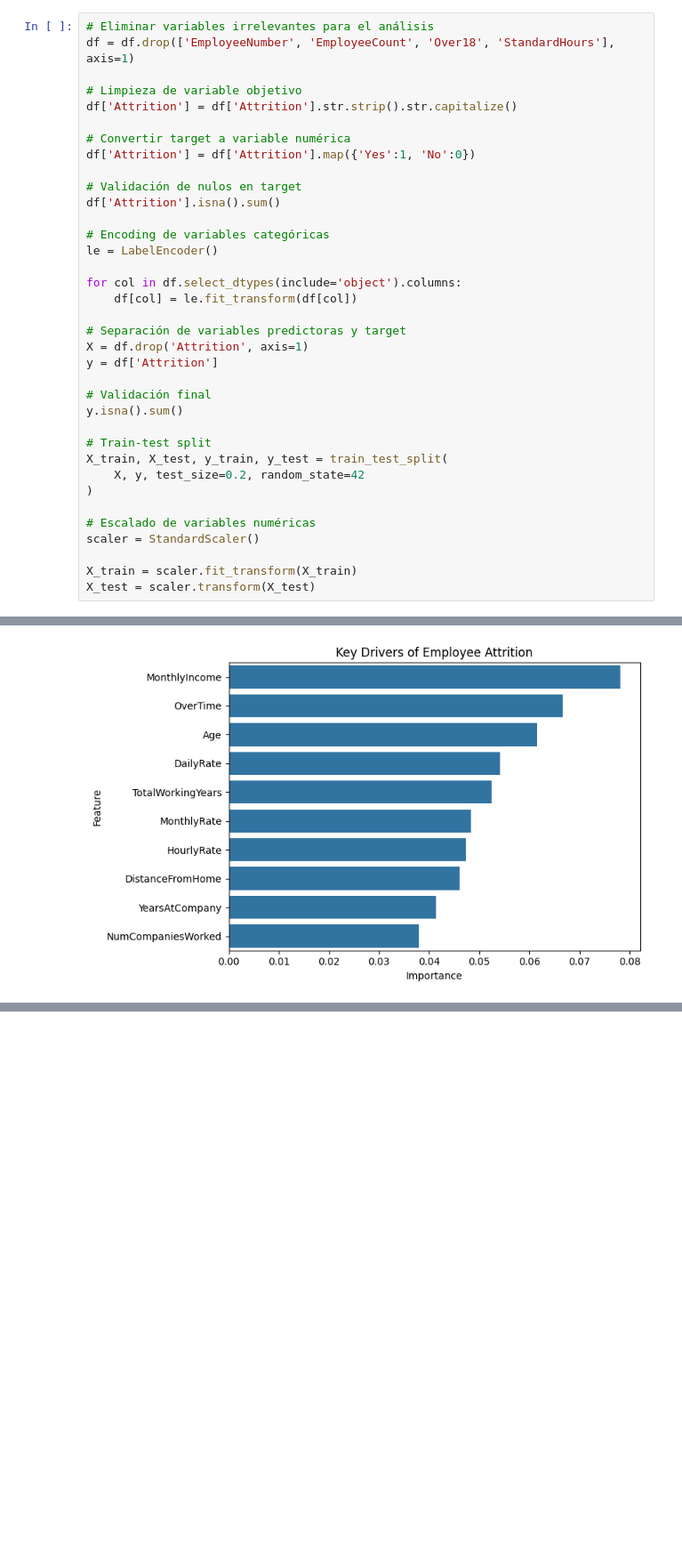
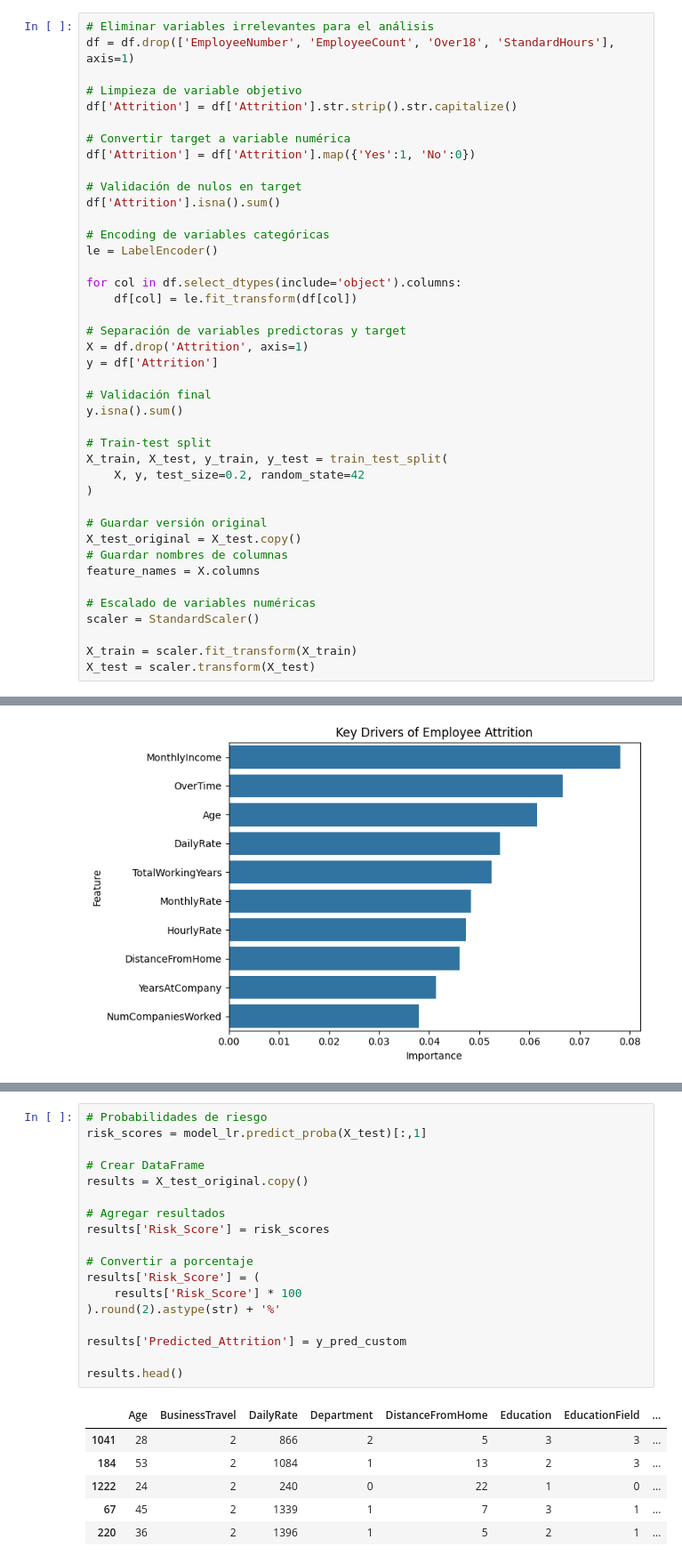
Before and after one commit to Brigiuli/Prediccion-de-rotacion-de-empleados---Attrition, a Jupyter notebook: People-Analytics/employee_attrition.ipynb, the cells around one changed output, grey strips where cells are left out. Shown at 89% size. Cells and saved outputs as stored; diff of their text form; blank space fills up the shorter version.

```diff
--- a/People-Analytics/employee_attrition.ipynb
+++ b/People-Analytics/employee_attrition.ipynb
@@ -284,6 +284,11 @@ X_train, X_test, y_train, y_test = train_test_split(
     X, y, test_size=0.2, random_state=42
 )
 
+# Guardar versión original
+X_test_original = X_test.copy()
+# Guardar nombres de columnas
+feature_names = X.columns
+
 # Escalado de variables numéricas
 scaler = StandardScaler()
 
@@ -534,0 +548,25 @@ plt.show()
+# %%
+# Probabilidades de riesgo
+risk_scores = model_lr.predict_proba(X_test)[:,1]
+
+# Crear DataFrame
+results = X_test_original.copy()
+
+# Agregar resultados
+results['Risk_Score'] = risk_scores
+
+# Convertir a porcentaje
+results['Risk_Score'] = (
+    results['Risk_Score'] * 100
+).round(2).astype(str) + '%'
+
+results['Predicted_Attrition'] = y_pred_custom
+
+results.head()
+# %% [output]
+|  | Age | BusinessTravel | DailyRate | Department | DistanceFromHome | Education | EducationField | ... |
+| 1041 | 28 | 2 | 866 | 2 | 5 | 3 | 3 | ... |
+| 184 | 53 | 2 | 1084 | 1 | 13 | 2 | 3 | ... |
+| 1222 | 24 | 2 | 240 | 0 | 22 | 1 | 0 | ... |
+| 67 | 45 | 2 | 1339 | 1 | 7 | 3 | 1 | ... |
+| 220 | 36 | 2 | 1396 | 1 | 5 | 2 | 1 | ... |
```
Also changed, not shown: parts of 13 cells of this notebook.
